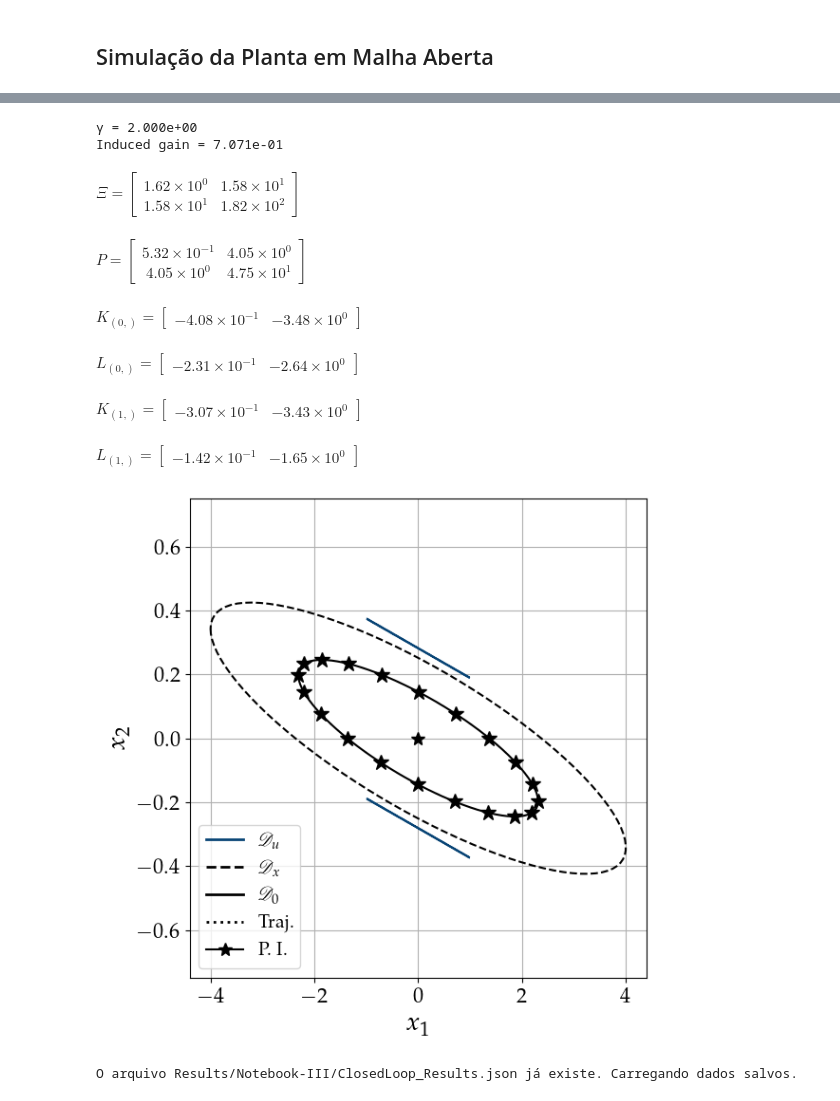
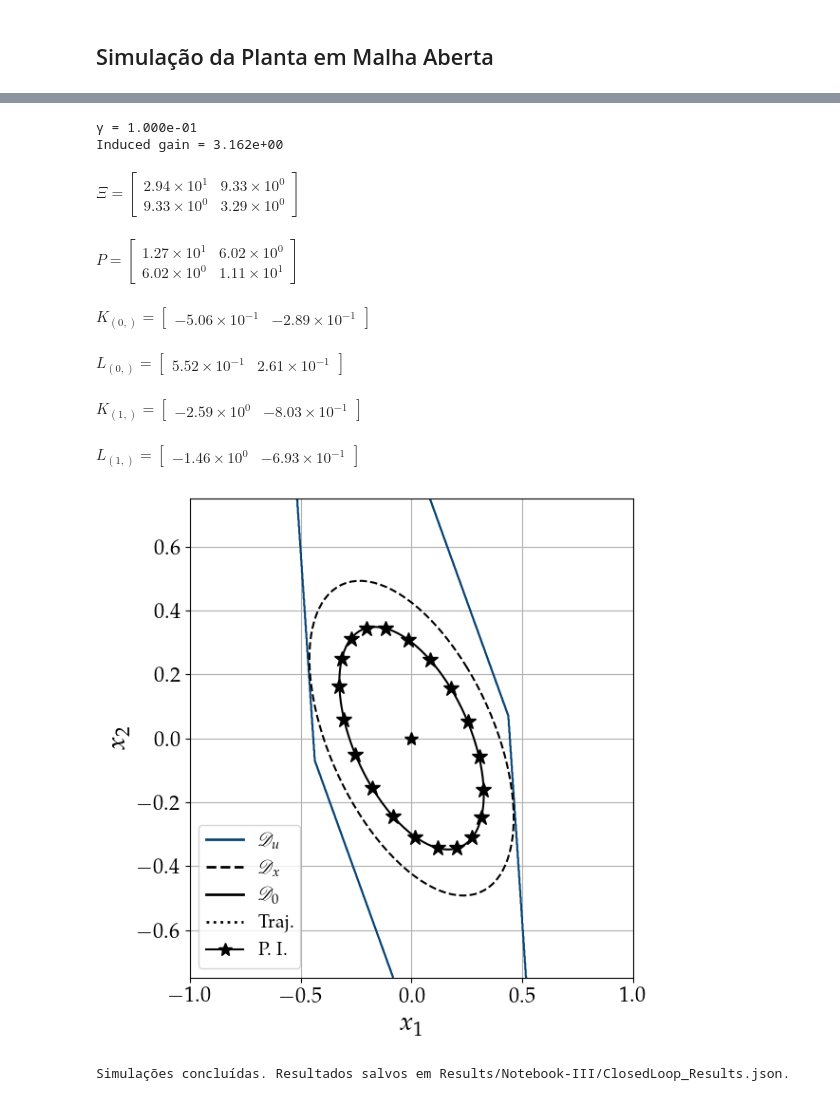
Before and after one commit to andel-vitorio/event-based-control, a Jupyter notebook: Notebooks/PETC for LPV Systems/III - DETM*, Saturated and Perturbed System copy.ipynb, the cells around one changed output, grey strips where cells are left out. Cells and saved outputs as stored; diff of their text form; code cells hidden in the pictures.

Commit message:
feat: add new setm* simulations

```diff
--- a/Notebooks/PETC for LPV Systems/III - DETM*, Saturated and Perturbed System copy.ipynb
+++ b/Notebooks/PETC for LPV Systems/III - DETM*, Saturated and Perturbed System copy.ipynb
@@ -69,10 +69,10 @@ LaTeX has been enabled for text rendering.
 
 
 simulation_step = 1e-4
-simulation_time = 40.0
+simulation_time = 20
 timepts = np.arange(0, simulation_time + simulation_step, simulation_step)
 
-sys = nm.StateSpaceSystem("Systems Datas.json", "Gomes2018_Ex1",
+sys = nm.StateSpaceSystem("Systems Datas.json", "Abdullah2009",
                     simulation_time=simulation_time)
 system_labels = sys.get_labels()
 
@@ -158,7 +158,7 @@ if not any(param_deps.values()) and not any(dist_deps.values()):
       # Adiciona barras horizontais só para parâmetros (section == "parameters")
       if section == "parameters":
         # Os limites são obtidos pelo índice '1' do seu JSON
-        bounds = rho_bounds.get('1', None)
+        bounds = rho_bounds.get(f'{i+1}', None)
         if bounds:
             ymin, ymax = bounds
             ax.axhline(y=ymin, color='red', linestyle='--', linewidth=1.5, label='Lower Bound')
@@ -515,11 +515,11 @@ def solve_problem(
 # %%
 # Definição inicial das variáveis
 Ξ = Ψ = K = L1 = P = γ = β = None
-σ = 5e-2
-δinv = 4
+σ = 1e-2
+δinv = 1e-1
 
 # Parâmetros e resolução do problema
-h, υ, ε_γ, δ = 10e-3, 1e-3, 2, 1. / δinv
+h, υ, ε_γ, δ = 1e-3, 1e-3, 1e-1, 1. / δinv
 prob_res = solve_problem(h=h, υ=υ, δ=δ, ε_γ=ε_γ, σ=σ, eps=1e-5)
 
 if prob_res is not None:
@@ -541,14 +541,14 @@ if prob_res is not None:
 else:
   print('Problema não é factível!')
 # %% [output]
-γ = 2.000e+00
-Induced gain = 7.071e-01
+γ = 1.000e-01
+Induced gain = 3.162e+00
-$\displaystyle \Xi = \begin{bmatrix} 1.62 \times 10^{0} & 1.58 \times 10^{1} \\ 1.58 \times 10^{1} & 1.82 \times 10^{2} \end{bmatrix}$
+$\displaystyle \Xi = \begin{bmatrix} 2.94 \times 10^{1} & 9.33 \times 10^{0} \\ 9.33 \times 10^{0} & 3.29 \times 10^{0} \end{bmatrix}$
-$\displaystyle P = \begin{bmatrix} 5.32 \times 10^{-1} & 4.05 \times 10^{0} \\ 4.05 \times 10^{0} & 4.75 \times 10^{1} \end{bmatrix}$
+$\displaystyle P = \begin{bmatrix} 1.27 \times 10^{1} & 6.02 \times 10^{0} \\ 6.02 \times 10^{0} & 1.11 \times 10^{1} \end{bmatrix}$
-$\displaystyle K_{(0,)} = \begin{bmatrix} -4.08 \times 10^{-1} & -3.48 \times 10^{0} \end{bmatrix}$
+$\displaystyle K_{(0,)} = \begin{bmatrix} -5.06 \times 10^{-1} & -2.89 \times 10^{-1} \end{bmatrix}$
-$\displaystyle L_{(0,)} = \begin{bmatrix} -2.31 \times 10^{-1} & -2.64 \times 10^{0} \end{bmatrix}$
+$\displaystyle L_{(0,)} = \begin{bmatrix} 5.52 \times 10^{-1} & 2.61 \times 10^{-1} \end{bmatrix}$
-$\displaystyle K_{(1,)} = \begin{bmatrix} -3.07 \times 10^{-1} & -3.43 \times 10^{0} \end{bmatrix}$
+$\displaystyle K_{(1,)} = \begin{bmatrix} -2.59 \times 10^{0} & -8.03 \times 10^{-1} \end{bmatrix}$
-$\displaystyle L_{(1,)} = \begin{bmatrix} -1.42 \times 10^{-1} & -1.65 \times 10^{0} \end{bmatrix}$
+$\displaystyle L_{(1,)} = \begin{bmatrix} -1.46 \times 10^{0} & -6.93 \times 10^{-1} \end{bmatrix}$
 # %%
 %matplotlib inline
 
@@ -580,7 +580,7 @@ ax.contour(X, Y, Du_region, colors='#084475', linewidths=1.5)
 X0_list = nm.ellipsoid_boundary_points(P, 1, num_points)
 plt.plot(X0_list[0], X0_list[1], '*',
          linestyle='None', c='black', markersize=12)
-X0_list = np.hstack((np.array([[-0.27199969], [-0.15230591]]), X0_list))
+X0_list = np.hstack((np.array([[-0.20346692],  [0.33822176]]), X0_list))
 
 D0 = nm.get_ellipsoid_boundary(P, 1)
 plt.plot(D0['x1_vals'], D0['x2_vals'],
@@ -588,34 +588,34 @@ plt.plot(D0['x1_vals'], D0['x2_vals'],
 
 μ_inv = 1. + (1. / (γ * δ))
 Dx = nm.get_ellipsoid_boundary(P, μ_inv)
 plt.plot(Dx['x1_vals'], Dx['x2_vals'],
          'k--', label='')
 
 # Ajustes finais de layout
 ax.set_xlabel("$x_1$", fontsize=20)
 ax.set_ylabel("$x_2$", fontsize=20)
 ax.tick_params(axis='both', labelsize=16)
 
 ax.grid(True)
 
 # Legendas
 elements = [
     ('line', {'color': '#084475', 'linestyle': '-', 'linewidth': 2.0}),
     ('line', {'color': 'black', 'linestyle': '--', 'linewidth': 2.}),
     ('line', {'color': 'black', 'linestyle': '-', 'linewidth': 2.}),
     ('line', {'color': 'black', 'linestyle': ':', 'linewidth': 2.}),
     ('marker', {'marker': '*', 'color': 'black', 'markersize': 10})
 ]
 
 labels = [r'$\mathscr{D}_u$', r'$\mathscr{D}_x$', r'$\mathscr{D}_0$',
           'Traj.', 'P. I.']
 
 gph.create_custom_legend(ax, elements, labels)
 
 # Exibir o gráfico
 plt.tight_layout()
 # %% [output]
-[figure, old version]
+[figure, new version]
 # %%
 def closedloop_simulation(x0, η0, T_s):
 
@@ -687,7 +687,7 @@ def closedloop_simulation(x0, η0, T_s):
 # Nome do arquivo de experimento
 experiment_name = "Results/Notebook-III/ClosedLoop_Results.json"
 force_simulation = False
-simulations_amount = 20
+simulations_amount = 21
 
 # Estrutura para armazenar os resultadosevent_times
 results_clsim = {
@@ -763,5 +763,5 @@ else:
 
   print(f"Simulações concluídas. Resultados salvos em {experiment_name}.")
 # %% [output]
-O arquivo Results/Notebook-III/ClosedLoop_Results.json já existe. Carregando dados salvos.
+Simulações concluídas. Resultados salvos em Results/Notebook-III/ClosedLoop_Results.json.
 # %%
```
Also changed, not shown: parts of 5 cells of this notebook, 1 other file.
